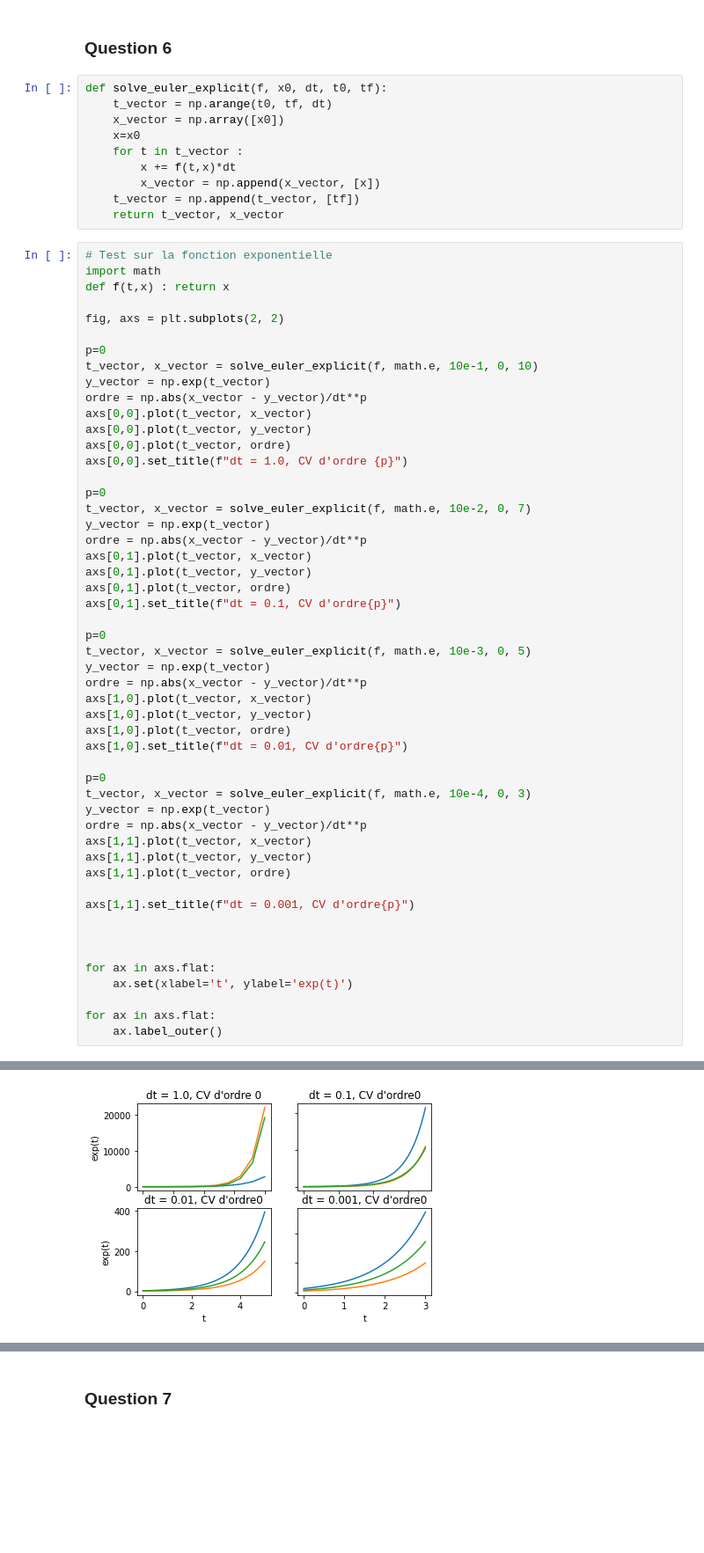
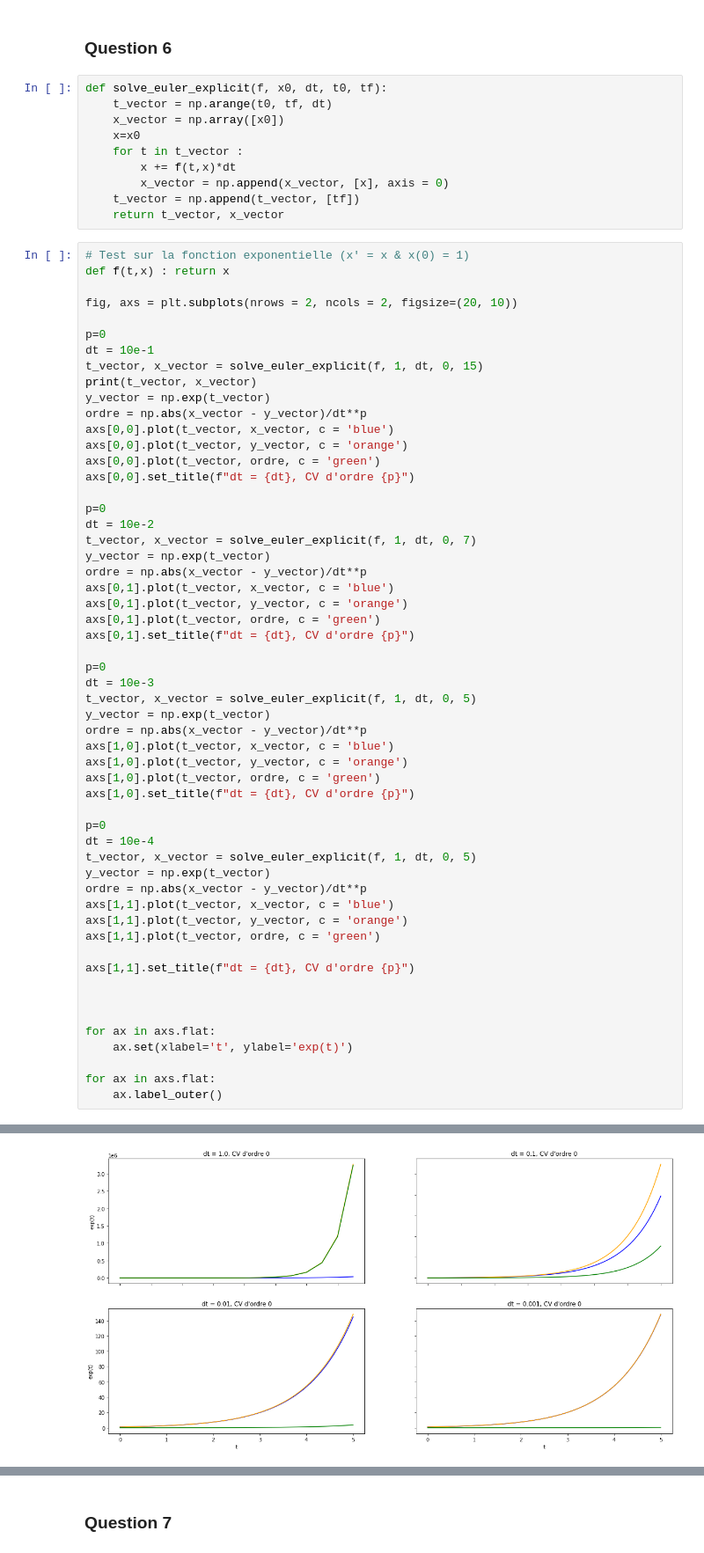
Before and after one commit to paul-mdb/projet_numerique_2, a Jupyter notebook: projet.ipynb, the cells around one changed output, grey strips where cells are left out. Shown at 88% size. Drawn from its saved outputs; the diff is of its cells as text; blank space fills up the shorter version.

```diff
--- a/projet.ipynb
+++ b/projet.ipynb
@@ -189,52 +189,56 @@ def solve_euler_explicit(f, x0, dt, t0, tf):
     x=x0
     for t in t_vector :
         x += f(t,x)*dt
-        x_vector = np.append(x_vector, [x])
+        x_vector = np.append(x_vector, [x], axis = 0)
     t_vector = np.append(t_vector, [tf])
     return t_vector, x_vector
 # %%
-# Test sur la fonction exponentielle
-import math
+# Test sur la fonction exponentielle (x' = x & x(0) = 1)
 def f(t,x) : return x
 
-fig, axs = plt.subplots(2, 2)
+fig, axs = plt.subplots(nrows = 2, ncols = 2, figsize=(20, 10))
 
 p=0
-t_vector, x_vector = solve_euler_explicit(f, math.e, 10e-1, 0, 10)
+dt = 10e-1
+t_vector, x_vector = solve_euler_explicit(f, 1, dt, 0, 15)
+print(t_vector, x_vector)
 y_vector = np.exp(t_vector)
 ordre = np.abs(x_vector - y_vector)/dt**p
-axs[0,0].plot(t_vector, x_vector)
-axs[0,0].plot(t_vector, y_vector)
-axs[0,0].plot(t_vector, ordre)
-axs[0,0].set_title(f"dt = 1.0, CV d'ordre {p}")
+axs[0,0].plot(t_vector, x_vector, c = 'blue')
+axs[0,0].plot(t_vector, y_vector, c = 'orange')
+axs[0,0].plot(t_vector, ordre, c = 'green')
+axs[0,0].set_title(f"dt = {dt}, CV d'ordre {p}")
 
 p=0
-t_vector, x_vector = solve_euler_explicit(f, math.e, 10e-2, 0, 7)
+dt = 10e-2
+t_vector, x_vector = solve_euler_explicit(f, 1, dt, 0, 7)
 y_vector = np.exp(t_vector)
 ordre = np.abs(x_vector - y_vector)/dt**p
-axs[0,1].plot(t_vector, x_vector)
-axs[0,1].plot(t_vector, y_vector)
-axs[0,1].plot(t_vector, ordre)
-axs[0,1].set_title(f"dt = 0.1, CV d'ordre{p}")
+axs[0,1].plot(t_vector, x_vector, c = 'blue')
+axs[0,1].plot(t_vector, y_vector, c = 'orange')
+axs[0,1].plot(t_vector, ordre, c = 'green')
+axs[0,1].set_title(f"dt = {dt}, CV d'ordre {p}")
 
 p=0
-t_vector, x_vector = solve_euler_explicit(f, math.e, 10e-3, 0, 5)
+dt = 10e-3
+t_vector, x_vector = solve_euler_explicit(f, 1, dt, 0, 5)
 y_vector = np.exp(t_vector)
 ordre = np.abs(x_vector - y_vector)/dt**p
-axs[1,0].plot(t_vector, x_vector)
-axs[1,0].plot(t_vector, y_vector)
-axs[1,0].plot(t_vector, ordre)
-axs[1,0].set_title(f"dt = 0.01, CV d'ordre{p}")
+axs[1,0].plot(t_vector, x_vector, c = 'blue')
+axs[1,0].plot(t_vector, y_vector, c = 'orange')
+axs[1,0].plot(t_vector, ordre, c = 'green')
+axs[1,0].set_title(f"dt = {dt}, CV d'ordre {p}")
 
 p=0
-t_vector, x_vector = solve_euler_explicit(f, math.e, 10e-4, 0, 3)
+dt = 10e-4
+t_vector, x_vector = solve_euler_explicit(f, 1, dt, 0, 5)
 y_vector = np.exp(t_vector)
 ordre = np.abs(x_vector - y_vector)/dt**p
-axs[1,1].plot(t_vector, x_vector)
-axs[1,1].plot(t_vector, y_vector)
-axs[1,1].plot(t_vector, ordre)
+axs[1,1].plot(t_vector, x_vector, c = 'blue')
+axs[1,1].plot(t_vector, y_vector, c = 'orange')
+axs[1,1].plot(t_vector, ordre, c = 'green')
 
-axs[1,1].set_title(f"dt = 0.001, CV d'ordre{p}")
+axs[1,1].set_title(f"dt = {dt}, CV d'ordre {p}")
 
 
 
@@ -247,3 +254,3 @@ for ax in axs.flat:
-[figure, old version]
+[figure, new version]
 # %% [markdown]
 Pour visualiser graphiquement l'ordre de convergence on regarde à partir de quelle ordre la différence des deux courbes divisée par $dt^p$ n'est plus bornée.
```
Also changed, not shown: parts of 10 cells of this notebook.
